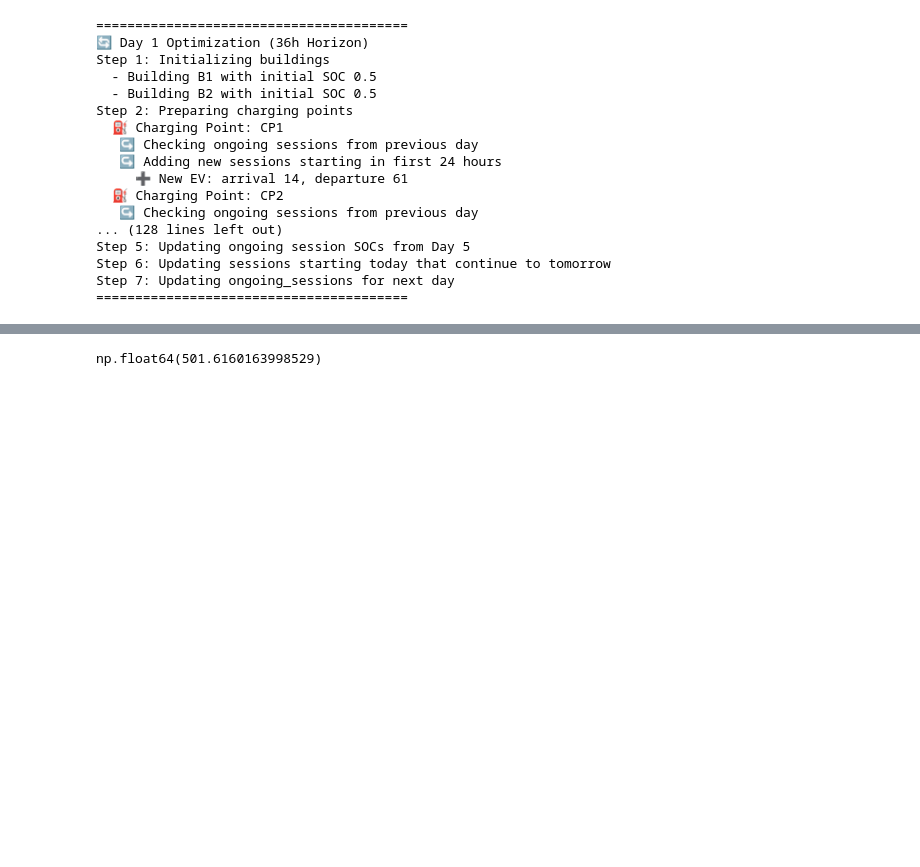
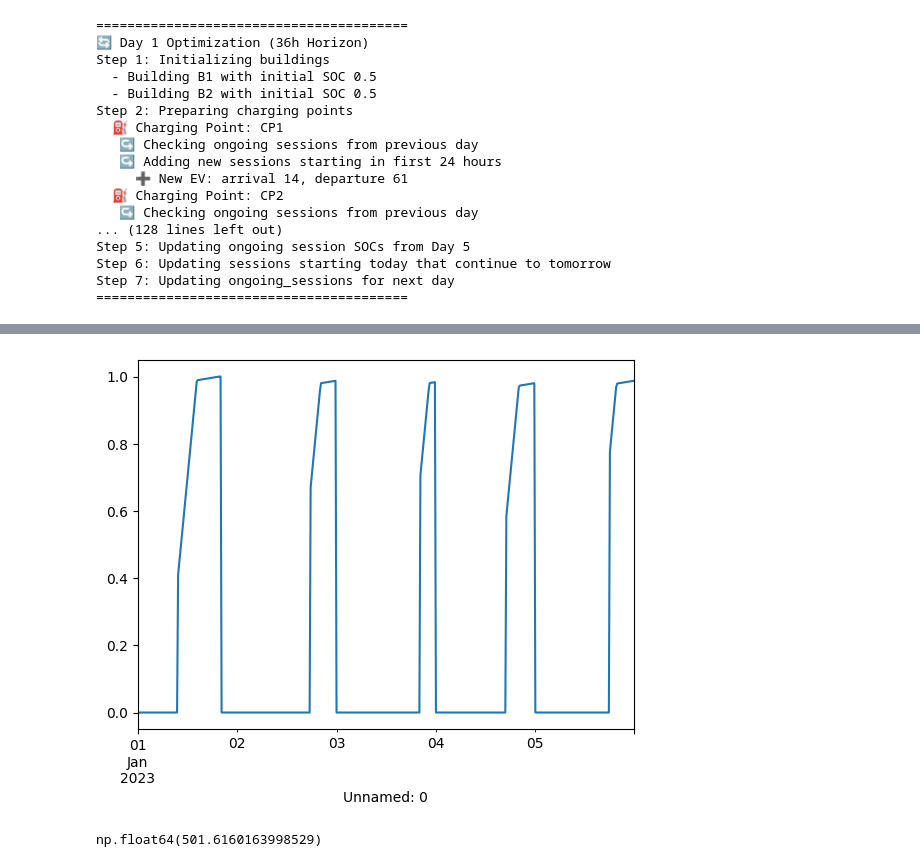
Before and after one commit to SaraAboebeid/ECOM-Tool, a Jupyter notebook: LEC-Opt-with_aging_FCRN_FCRD_15min.ipynb, the cells around one changed output, grey strips where cells are left out. Cells and saved outputs as stored; diff of their text form; code cells hidden in the pictures; blank space fills up the shorter version.

```diff
--- a/LEC-Opt-with_aging_FCRN_FCRD_15min.ipynb
+++ b/LEC-Opt-with_aging_FCRN_FCRD_15min.ipynb
@@ -1280,5 +1289,5 @@ Step 6: Updating sessions starting today that continue to tomorrow
 Step 7: Updating ongoing_sessions for next day
 ========================================
 # %%
-rolling_results['CP2_ev0_soc']
+rolling_results['CP2_ev0_soc'].plot()
 # %% [output]
@@ -1298,3 +1295,4 @@ Name: CP2_ev0_soc, Length: 480, dtype: float64
+[figure, added]
 # %%
 rolling_results['Overall cost'].sum()
 # %% [output]
```
Also changed, not shown: parts of 3 cells of this notebook, 2 other files.
